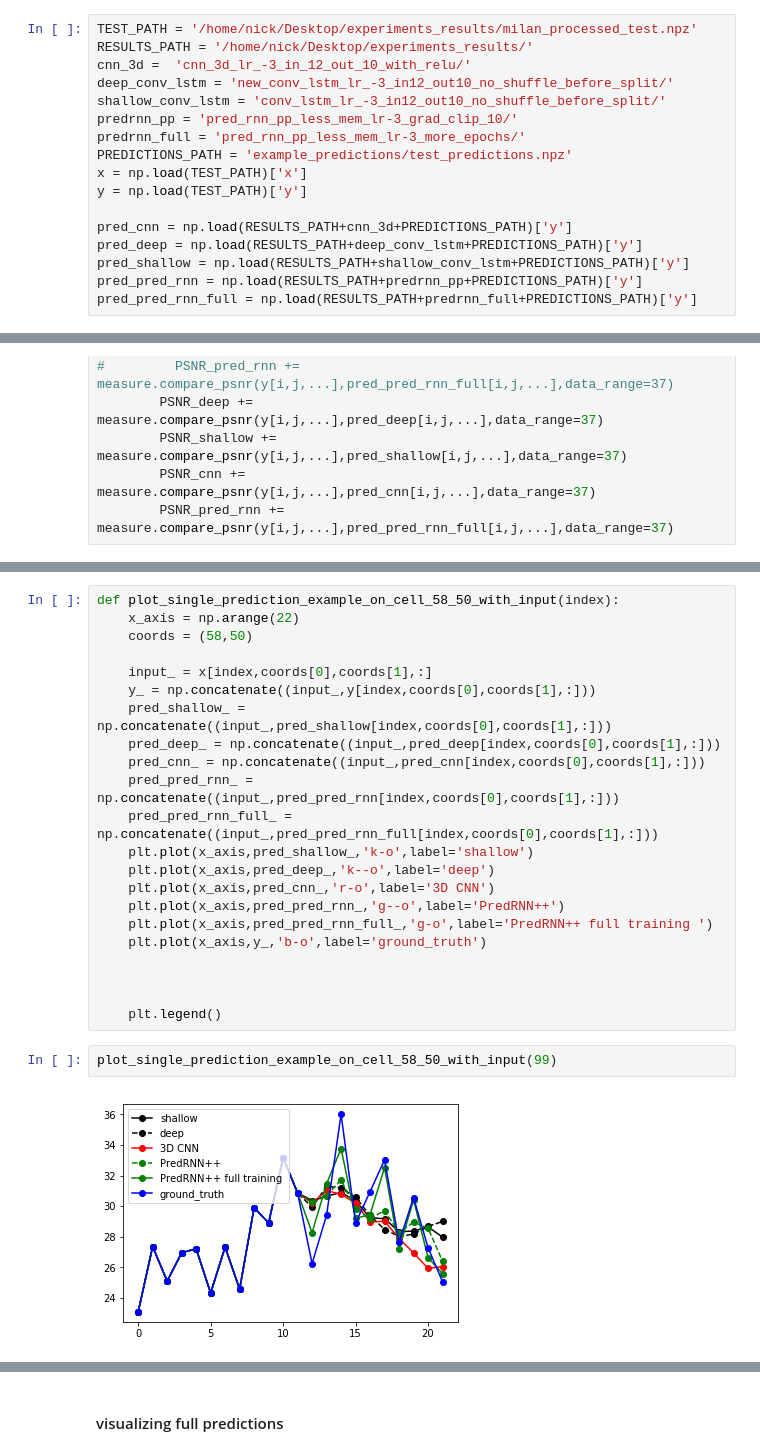
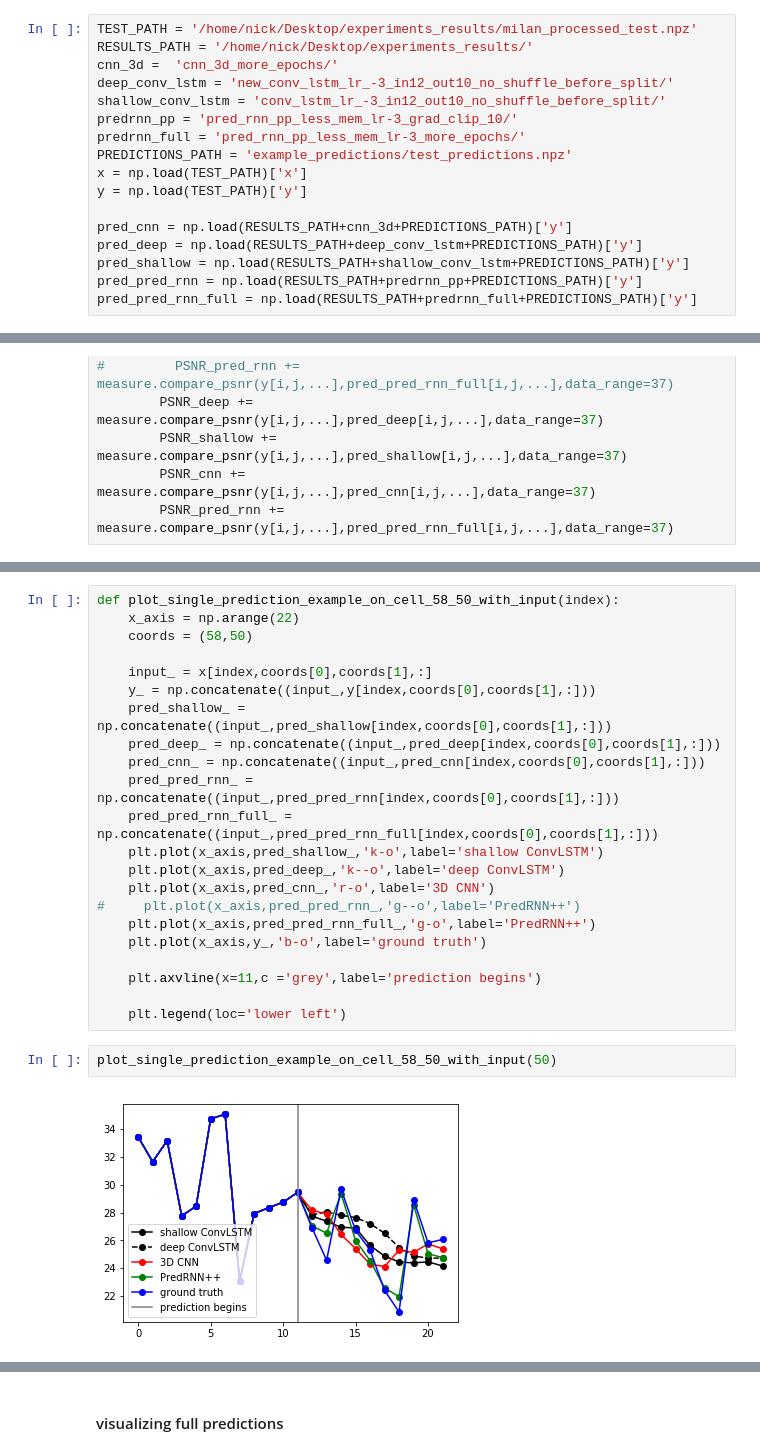
Before and after one commit to nanton96/Mobile-Data-Forecasting-With-Spatio-Temporal-Networks, a Jupyter notebook: notebooks/visualising_predictions.ipynb, the cells around one changed output, grey strips where cells are left out. Drawn from its saved outputs; the diff is of its cells as text.

```diff
--- a/notebooks/visualising_predictions.ipynb
+++ b/notebooks/visualising_predictions.ipynb
@@ -6,7 +6,7 @@ import matplotlib.pyplot as plt
 # %%
 TEST_PATH = '/home/nick/Desktop/experiments_results/milan_processed_test.npz'
 RESULTS_PATH = '/home/nick/Desktop/experiments_results/'
-cnn_3d =  'cnn_3d_lr_-3_in_12_out_10_with_relu/'
+cnn_3d =  'cnn_3d_more_epochs/'
 deep_conv_lstm = 'new_conv_lstm_lr_-3_in12_out10_no_shuffle_before_split/'
 shallow_conv_lstm = 'conv_lstm_lr_-3_in12_out10_no_shuffle_before_split/'
 predrnn_pp = 'pred_rnn_pp_less_mem_lr-3_grad_clip_10/'
@@ -112,17 +112,17 @@ def plot_single_prediction_example_on_cell_58_50_with_input(index):
     pred_cnn_ = np.concatenate((input_,pred_cnn[index,coords[0],coords[1],:]))
     pred_pred_rnn_ = np.concatenate((input_,pred_pred_rnn[index,coords[0],coords[1],:]))
     pred_pred_rnn_full_ = np.concatenate((input_,pred_pred_rnn_full[index,coords[0],coords[1],:]))
-    plt.plot(x_axis,pred_shallow_,'k-o',label='shallow')
-    plt.plot(x_axis,pred_deep_,'k--o',label='deep')
+    plt.plot(x_axis,pred_shallow_,'k-o',label='shallow ConvLSTM')
+    plt.plot(x_axis,pred_deep_,'k--o',label='deep ConvLSTM')
     plt.plot(x_axis,pred_cnn_,'r-o',label='3D CNN')
-    plt.plot(x_axis,pred_pred_rnn_,'g--o',label='PredRNN++')
-    plt.plot(x_axis,pred_pred_rnn_full_,'g-o',label='PredRNN++ full training ')
-    plt.plot(x_axis,y_,'b-o',label='ground_truth')
+#     plt.plot(x_axis,pred_pred_rnn_,'g--o',label='PredRNN++')
+    plt.plot(x_axis,pred_pred_rnn_full_,'g-o',label='PredRNN++')
+    plt.plot(x_axis,y_,'b-o',label='ground truth')
 
+    plt.axvline(x=11,c ='grey',label='prediction begins')
 
-
-    plt.legend()
+    plt.legend(loc='lower left')
 # %%
-plot_single_prediction_example_on_cell_58_50_with_input(99)
+plot_single_prediction_example_on_cell_58_50_with_input(50)
 # %% [output]
-[figure, old version]
+[figure, new version]
```
Also changed, not shown: parts of 14 cells of this notebook, 4 other files.
